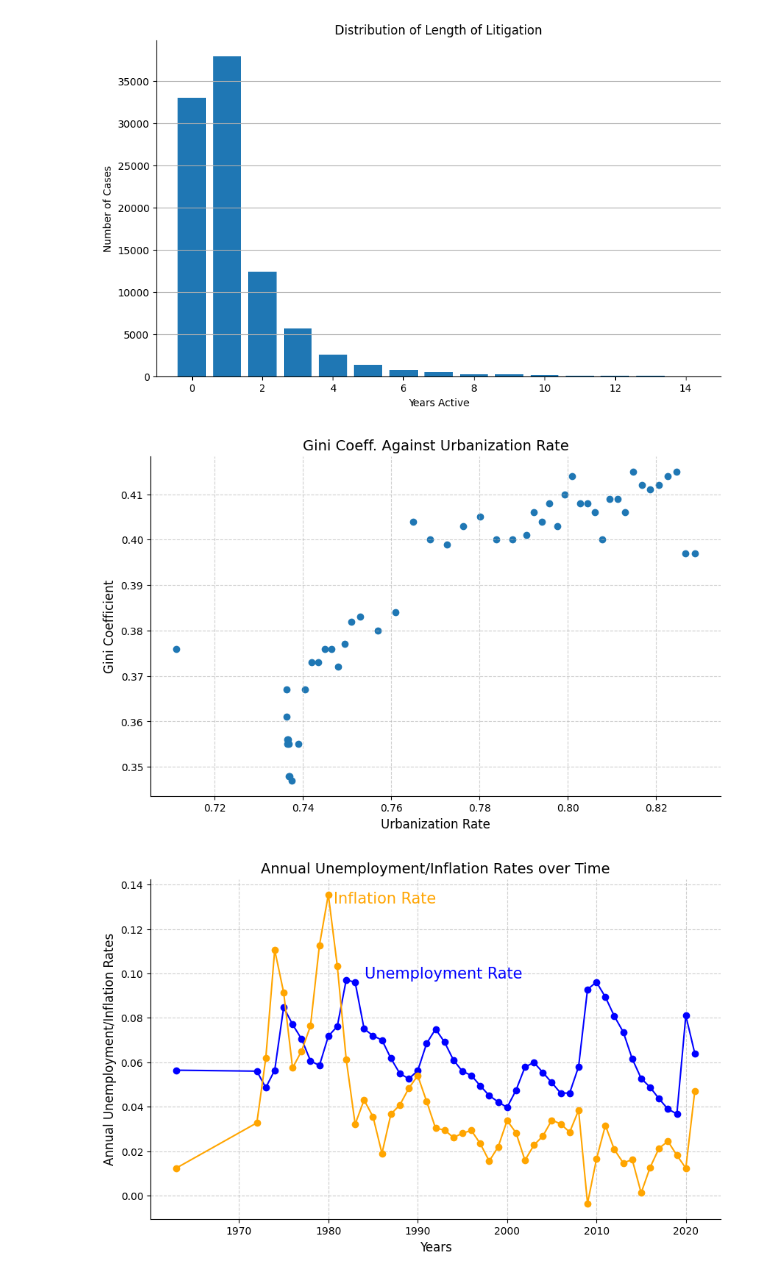
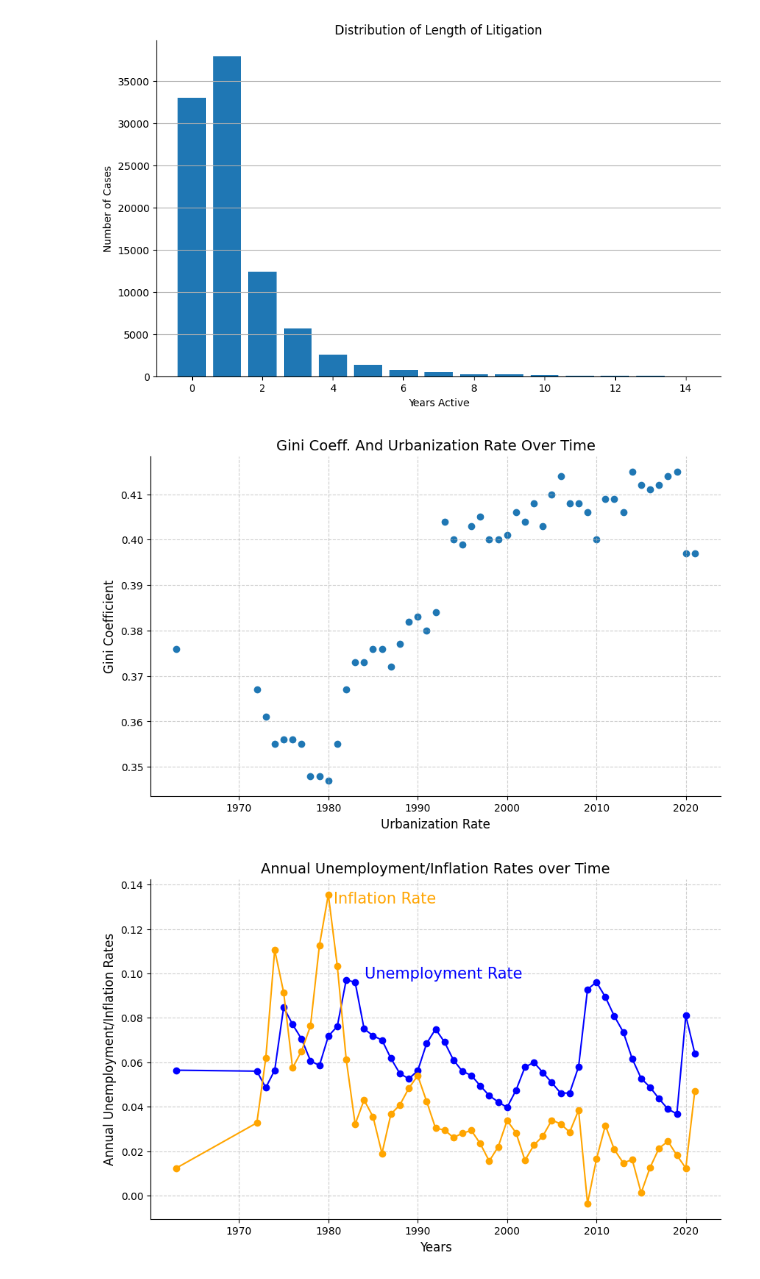
Before and after one commit to Sai0472003/PatentLitigation_Impact, a Jupyter notebook: Project1.ipynb, the cells around one changed output. Cells and saved outputs as stored; diff of their text form; code cells hidden in the pictures.

```diff
--- a/Project1.ipynb
+++ b/Project1.ipynb
@@ -259,15 +259,15 @@ plt.show()
 [figure]
 # %%
 plt.figure(figsize=(10, 6))
-plt.scatter(complete_merged['Urbanization Rate'], complete_merged['Gini Coeff.'],  marker='o', linestyle='-')
-plt.title(f'Gini Coeff. Against Urbanization Rate', fontsize=14)
+plt.scatter(complete_merged.index, complete_merged['Gini Coeff.'],  marker='o', linestyle='-')
+plt.title(f'Gini Coeff. And Urbanization Rate Over Time', fontsize=14)
 plt.xlabel('Urbanization Rate', fontsize=12)
 plt.ylabel('Gini Coefficient', fontsize=12)
 plt.grid(True, linestyle='--', alpha=0.6)
 plt.gca().spines[['top', 'right']].set_visible(False)
 plt.show()
 # %% [output]
-[figure, old version]
+[figure, new version]
 # %%
 plt.figure(figsize=(10, 6))
 plt.plot(complete_merged.index, complete_merged['Unemployment Rate'],  marker='o', linestyle='-', color='blue')
```
Also changed, not shown: parts of 1 cell of this notebook.
